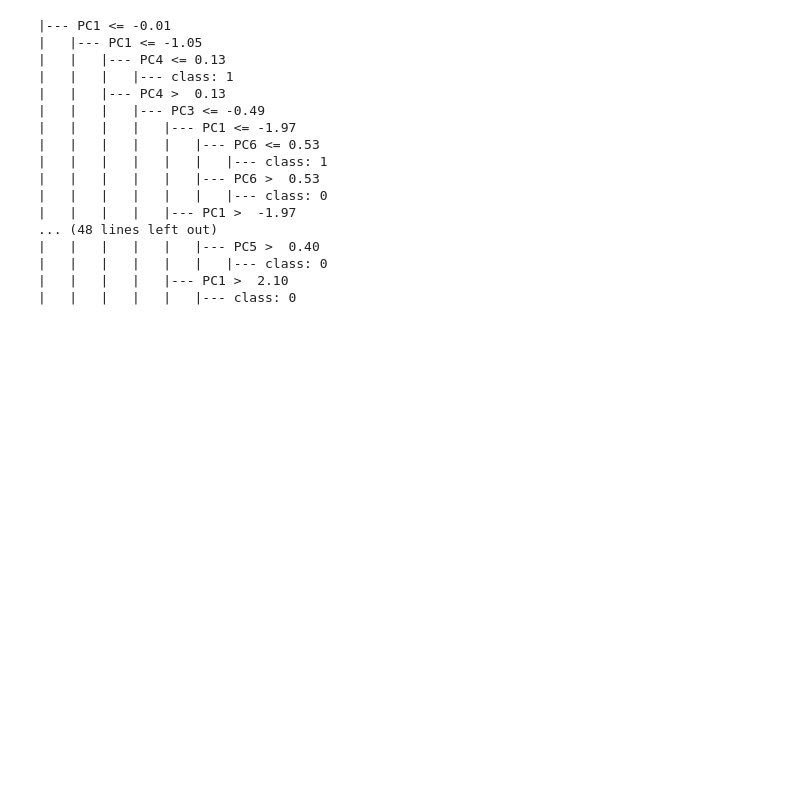
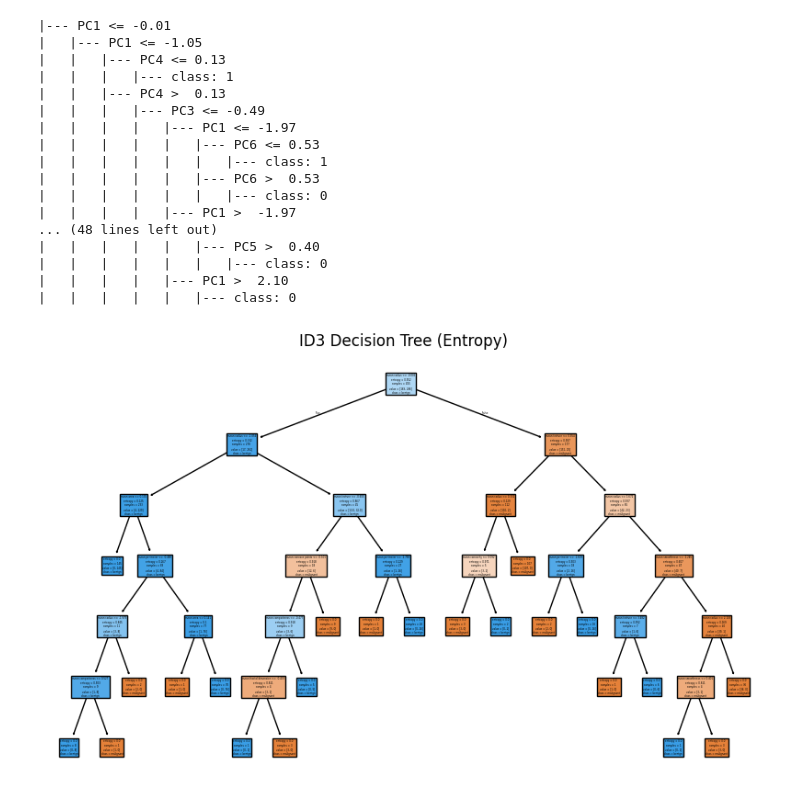
Before and after one commit to AjitAdin/ML_LAB, a Jupyter notebook: ML_IA/yerri/breas_cancer.ipynb, the cells around one changed output. Saved outputs shown, nothing was run; the diff lists cells and outputs as text; code cells hidden in the pictures; blank space fills up the shorter version.

```diff
--- a/ML_IA/yerri/breas_cancer.ipynb
+++ b/ML_IA/yerri/breas_cancer.ipynb
@@ -179,7 +180,7 @@ Reduced shape:  (455, 10)
 # K-Nearest Neighbors
 # %%
 from sklearn.metrics import accuracy_score,classification_report
-knn=KNeighborsClassifier()
+knn=KNeighborsClassifier(n_neighbors=3)
 knn.fit(X_train_pca,y_train)
 y_pred=knn.predict(X_test_pca)
 print("k-NN Accuracy:",accuracy_score(y_test,y_pred))
@@ -255,10 +256,11 @@ print(tree_rules)
 |   |   |   |   |--- PC1 >  2.10
 |   |   |   |   |   |--- class: 0
 # %%
-# import matplotlib.pyplot as plt
-# from sklearn.tree import plot_tree
-
-# plt.figure(figsize=(20, 10))
-# plot_tree(dt, filled=True, feature_names=[f'PC{i+1}' for i in range(X_train_pca.shape[1])], class_names=['Benign', 'Malignant'])
-# plt.title("Decision Tree Visualization")
-# plt.show()
+# Plot tree
+from sklearn.tree import DecisionTreeClassifier,plot_tree
+plt.figure(figsize=(10, 6))
+plot_tree(dt, feature_names=data.feature_names, class_names=data.target_names, filled=True)
+plt.title("ID3 Decision Tree (Entropy)")
+plt.show()
+# %% [output]
+[figure, added]
```
Also changed, not shown: parts of 2 cells of this notebook, 4 other files.
